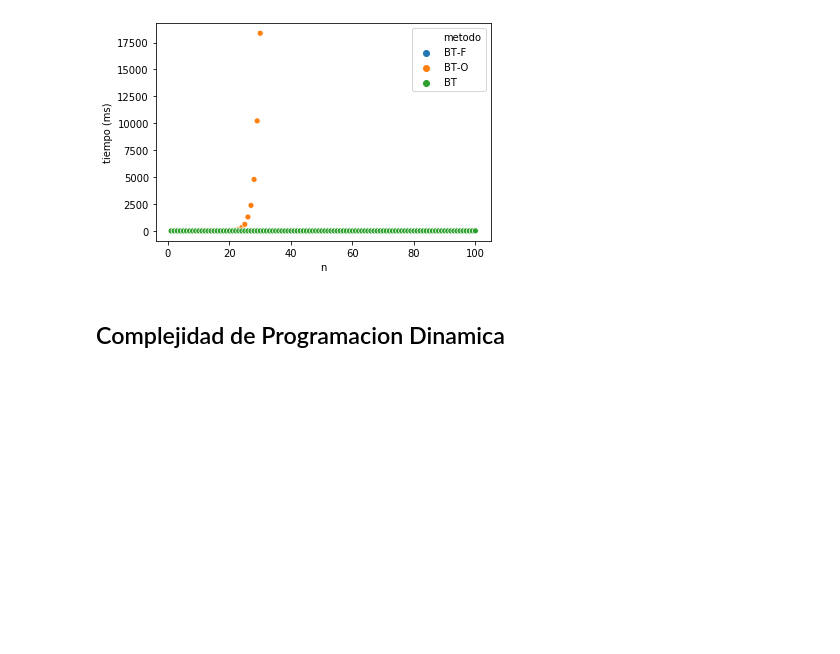
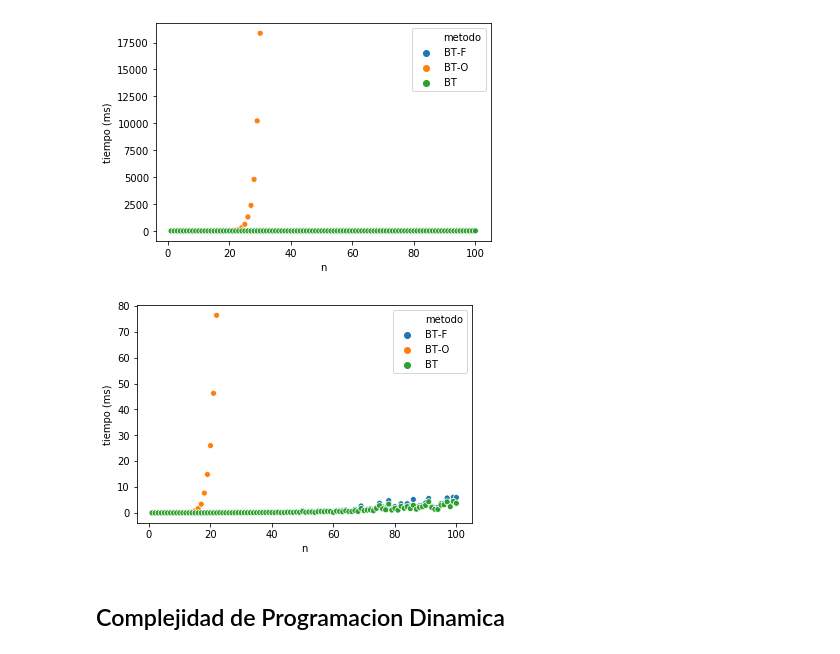
Before and after one commit to Jantalus/Algoritmos3TP1, a Jupyter notebook: python/Analisis.ipynb, the cells around one changed output. Drawn from its saved outputs; the diff is of its cells as text; code cells hidden in the pictures; blank space fills up the shorter version.

```diff
--- a/python/Analisis.ipynb
+++ b/python/Analisis.ipynb
@@ -128,11 +128,13 @@ plt.savefig("graficos/bt-podas-alta.svg");
 # %%
 #Veamos un poquito mas de cerca
 # Para objetos debiles
-df_resultados2 = df_resultados[df_resultados["tiempo" < 400]]
+df_resultados2 = df_resultados[df_resultados["tiempo"] < 100].copy();
 df_BT_debiles = df_resultados2[((df_resultados["metodo"]=="BT") | (df_resultados["metodo"]=="BT-F") | (df_resultados["metodo"]=="BT-O")) & (df_resultados["dataset"] == "ratio-resistenciam1")].copy();
 fig = sns.scatterplot(data=df_BT_debiles, x='n', y='tiempo', hue='metodo');
 fig.set(xlabel='n', ylabel='tiempo (ms)');
 plt.savefig("graficos/bt-podas-alta.svg");
+# %% [output]
+[figure, added]
 # %% [markdown]
 ## Complejidad de Programacion Dinamica
 # %%
```
Also changed, not shown: parts of 3 cells of this notebook, 1 other file.
